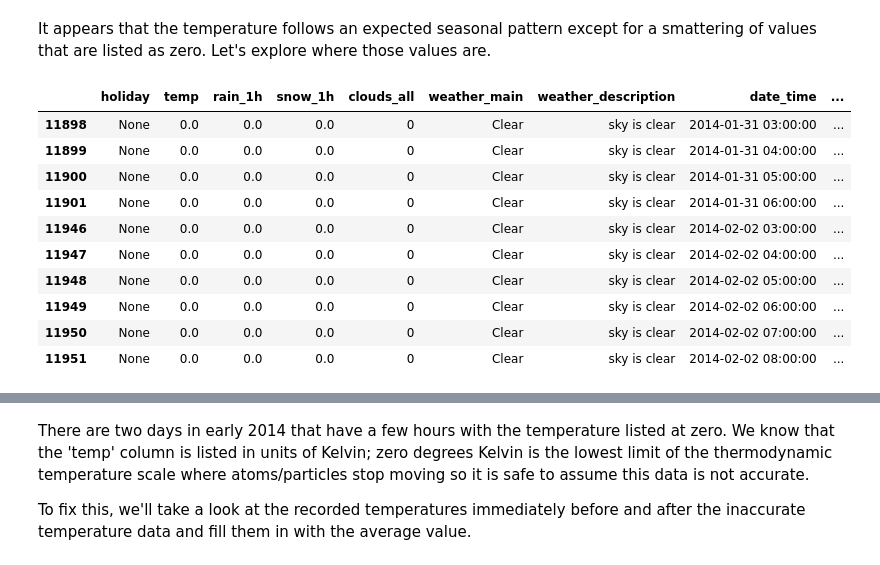
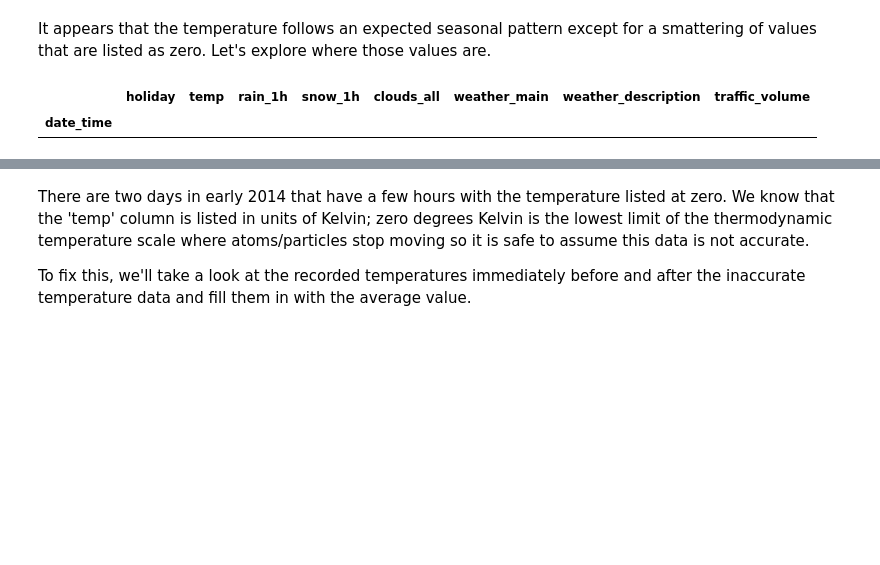
Before and after one commit to pschulk/I-94-Traffic-Volume-Predictions, a Jupyter notebook: EDA Notebook.ipynb, the cells around one changed output, grey strips where cells are left out. Saved outputs shown, nothing was run; the diff lists cells and outputs as text; code cells hidden in the pictures; blank space fills up the shorter version.

```diff
--- a/EDA Notebook.ipynb
+++ b/EDA Notebook.ipynb
@@ -73,16 +75,7 @@ time: 219 ms (started: 2023-04-05 17:52:35 -06:00)
 It appears that the temperature follows an expected seasonal pattern except for a smattering of values that are listed as zero. Let's explore where those values are.
 # %%
 # Viewing zero values for the 'temp' column
-df[df['temp'] == 0]
+df_date[df_date['temp'] == 0]
 # %% [output]
-|  | holiday | temp | rain_1h | snow_1h | clouds_all | weather_main | weather_description | date_time | ... |
-| 11898 | None | 0.0 | 0.0 | 0.0 | 0 | Clear | sky is clear | 2014-01-31 03:00:00 | ... |
-| 11899 | None | 0.0 | 0.0 | 0.0 | 0 | Clear | sky is clear | 2014-01-31 04:00:00 | ... |
-| 11900 | None | 0.0 | 0.0 | 0.0 | 0 | Clear | sky is clear | 2014-01-31 05:00:00 | ... |
-| 11901 | None | 0.0 | 0.0 | 0.0 | 0 | Clear | sky is clear | 2014-01-31 06:00:00 | ... |
-| 11946 | None | 0.0 | 0.0 | 0.0 | 0 | Clear | sky is clear | 2014-02-02 03:00:00 | ... |
-| 11947 | None | 0.0 | 0.0 | 0.0 | 0 | Clear | sky is clear | 2014-02-02 04:00:00 | ... |
-| 11948 | None | 0.0 | 0.0 | 0.0 | 0 | Clear | sky is clear | 2014-02-02 05:00:00 | ... |
-| 11949 | None | 0.0 | 0.0 | 0.0 | 0 | Clear | sky is clear | 2014-02-02 06:00:00 | ... |
-| 11950 | None | 0.0 | 0.0 | 0.0 | 0 | Clear | sky is clear | 2014-02-02 07:00:00 | ... |
-| 11951 | None | 0.0 | 0.0 | 0.0 | 0 | Clear | sky is clear | 2014-02-02 08:00:00 | ... |
+|  | holiday | temp | rain_1h | snow_1h | clouds_all | weather_main | weather_description | traffic_volume |
+| date_time |  |  |  |  |  |  |  |  |
```
Also changed, not shown: parts of 61 cells of this notebook.
